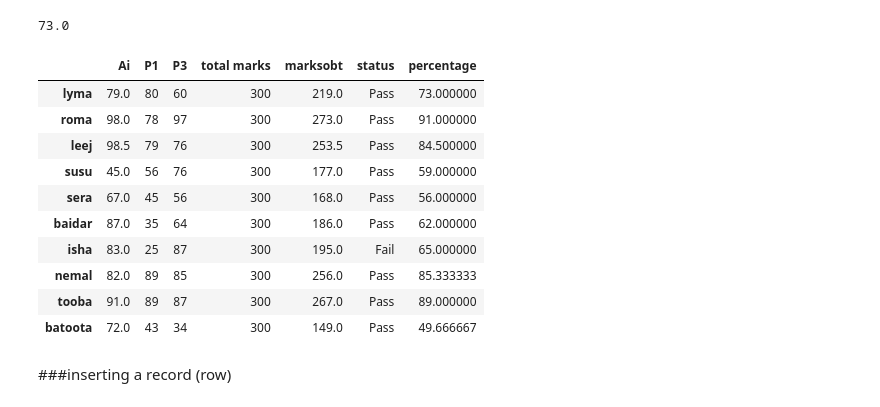
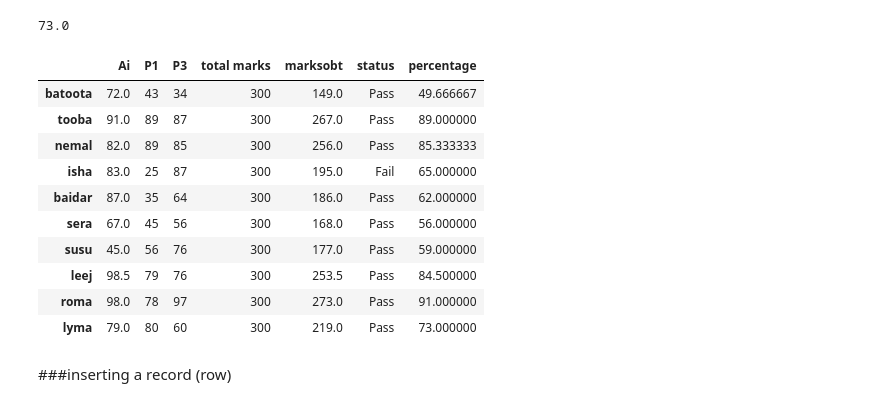
Before and after one commit to laibanasir/learning-pandas, a Jupyter notebook: P_Day1.ipynb, the cells around one changed output. Saved outputs shown, nothing was run; the diff lists cells and outputs as text; code cells hidden in the pictures.

Commit message:
Series & Dataframes

```diff
--- a/P_Day1.ipynb
+++ b/P_Day1.ipynb
@@ -552,19 +558,18 @@ df3.loc['lyma']['percentage']
 73.0
 # %%
 df3.iloc[::-1]
-df3
 # %% [output]
 |  | Ai | P1 | P3 | total marks | marksobt | status | percentage |
+| batoota | 72.0 | 43 | 34 | 300 | 149.0 | Pass | 49.666667 |
+| tooba | 91.0 | 89 | 87 | 300 | 267.0 | Pass | 89.000000 |
+| nemal | 82.0 | 89 | 85 | 300 | 256.0 | Pass | 85.333333 |
+| isha | 83.0 | 25 | 87 | 300 | 195.0 | Fail | 65.000000 |
+| baidar | 87.0 | 35 | 64 | 300 | 186.0 | Pass | 62.000000 |
+| sera | 67.0 | 45 | 56 | 300 | 168.0 | Pass | 56.000000 |
+| susu | 45.0 | 56 | 76 | 300 | 177.0 | Pass | 59.000000 |
+| leej | 98.5 | 79 | 76 | 300 | 253.5 | Pass | 84.500000 |
+| roma | 98.0 | 78 | 97 | 300 | 273.0 | Pass | 91.000000 |
 | lyma | 79.0 | 80 | 60 | 300 | 219.0 | Pass | 73.000000 |
-| roma | 98.0 | 78 | 97 | 300 | 273.0 | Pass | 91.000000 |
-| leej | 98.5 | 79 | 76 | 300 | 253.5 | Pass | 84.500000 |
-| susu | 45.0 | 56 | 76 | 300 | 177.0 | Pass | 59.000000 |
-| sera | 67.0 | 45 | 56 | 300 | 168.0 | Pass | 56.000000 |
-| baidar | 87.0 | 35 | 64 | 300 | 186.0 | Pass | 62.000000 |
-| isha | 83.0 | 25 | 87 | 300 | 195.0 | Fail | 65.000000 |
-| nemal | 82.0 | 89 | 85 | 300 | 256.0 | Pass | 85.333333 |
-| tooba | 91.0 | 89 | 87 | 300 | 267.0 | Pass | 89.000000 |
-| batoota | 72.0 | 43 | 34 | 300 | 149.0 | Pass | 49.666667 |
 # %% [markdown]
 ###inserting a record (row)
 # %%
```
Also changed, not shown: parts of 5 cells of this notebook.
